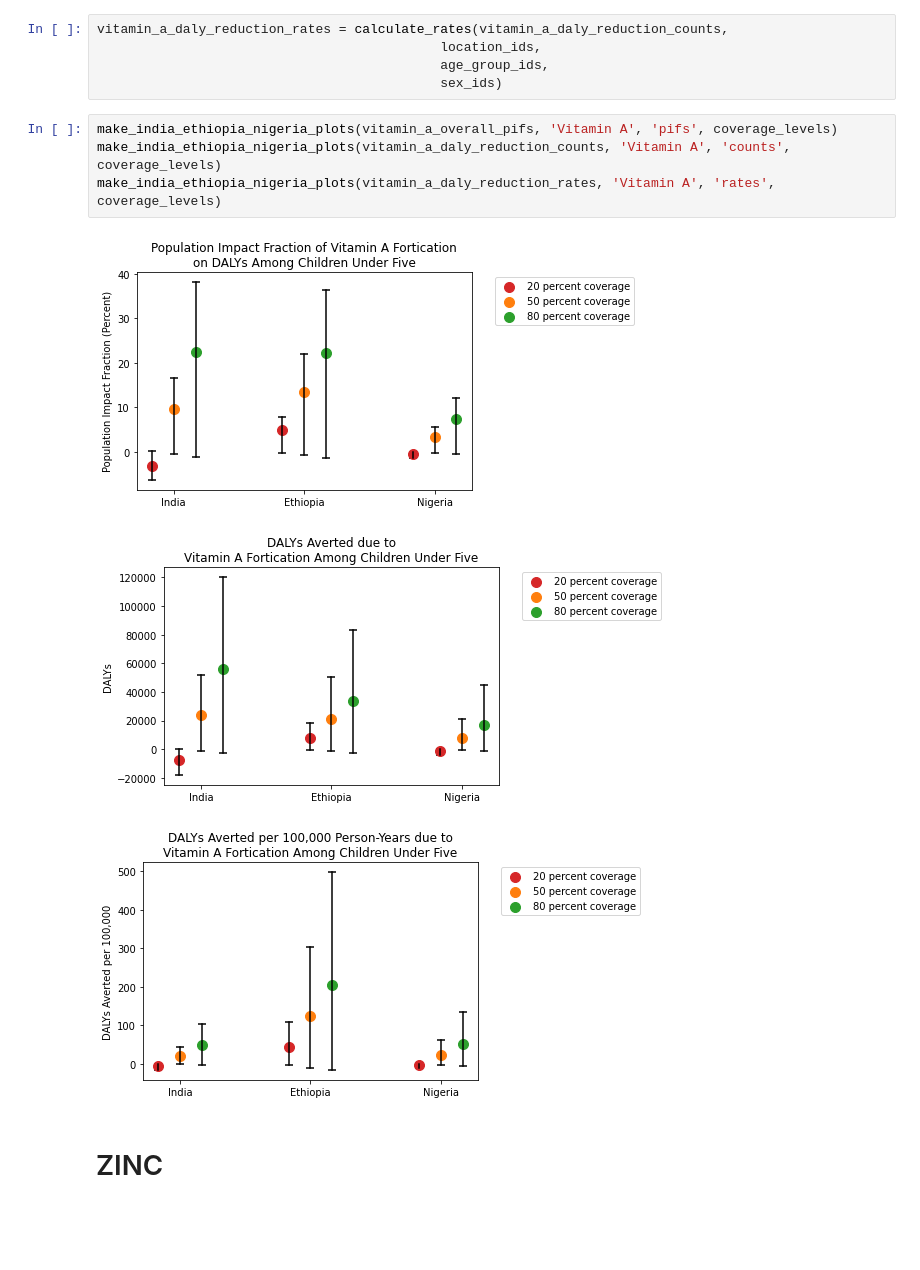
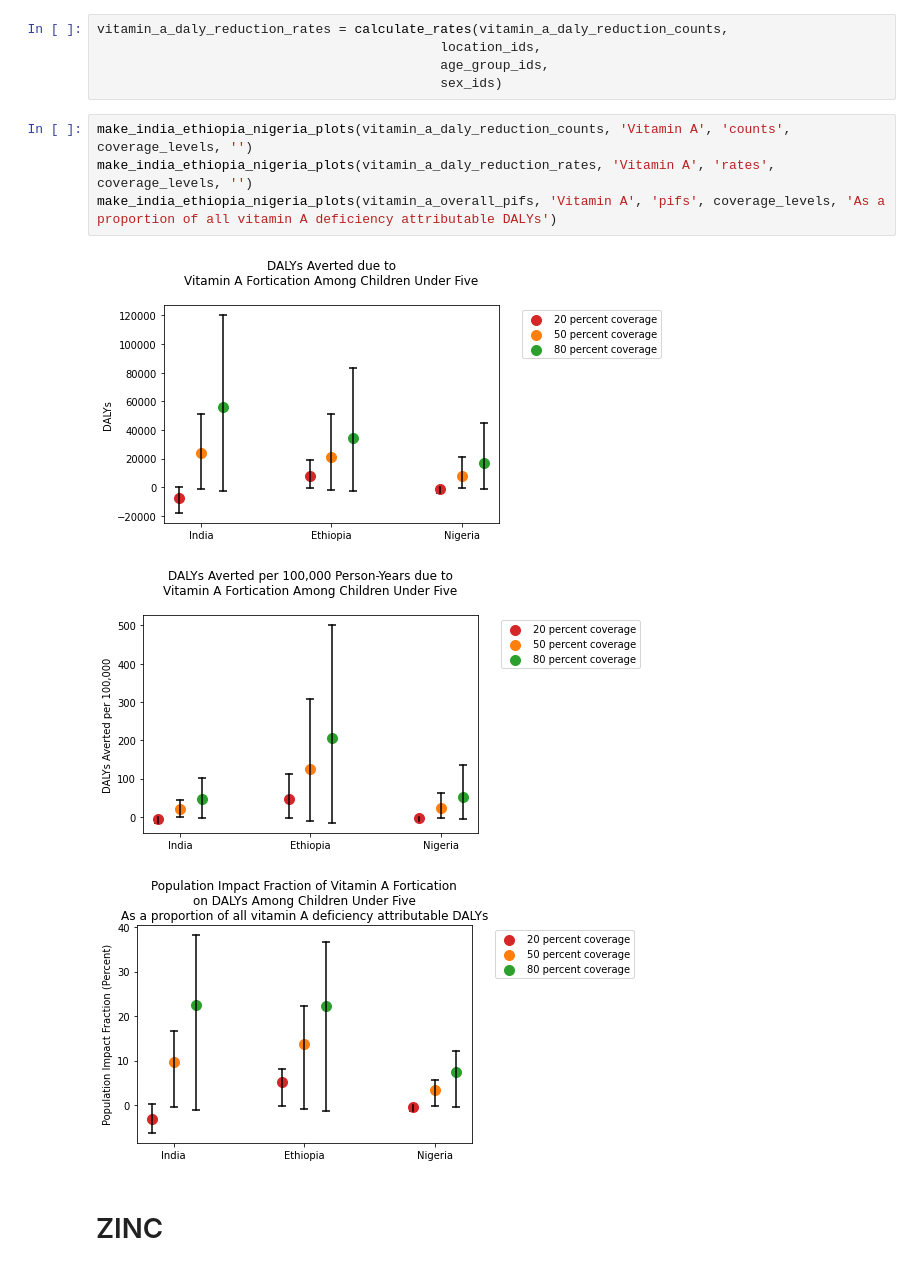
Before and after one commit to ihmeuw/vivarium_research_lsff, a Jupyter notebook: multiplication_models/vitamin_a_and_zinc_models_U5.ipynb, the cells around one changed output. Cells and saved outputs as stored; diff of their text form; blank space fills up the shorter version.

```diff
--- a/multiplication_models/vitamin_a_and_zinc_models_U5.ipynb
+++ b/multiplication_models/vitamin_a_and_zinc_models_U5.ipynb
@@ -122,13 +122,13 @@ vitamin_a_daly_reduction_rates = calculate_rates(vitamin_a_daly_reduction_counts
                                             age_group_ids,
                                             sex_ids)
 # %%
-make_india_ethiopia_nigeria_plots(vitamin_a_overall_pifs, 'Vitamin A', 'pifs', coverage_levels)
-make_india_ethiopia_nigeria_plots(vitamin_a_daly_reduction_counts, 'Vitamin A', 'counts', coverage_levels)
-make_india_ethiopia_nigeria_plots(vitamin_a_daly_reduction_rates, 'Vitamin A', 'rates', coverage_levels)
+make_india_ethiopia_nigeria_plots(vitamin_a_daly_reduction_counts, 'Vitamin A', 'counts', coverage_levels, '')
+make_india_ethiopia_nigeria_plots(vitamin_a_daly_reduction_rates, 'Vitamin A', 'rates', coverage_levels, '')
+make_india_ethiopia_nigeria_plots(vitamin_a_overall_pifs, 'Vitamin A', 'pifs', coverage_levels, 'As a proportion of all vitamin A deficiency attributable DALYs')
 # %% [output]
-[figure, old version]
+[figure, new version]
-[figure, old version]
+[figure, new version]
-[figure, old version]
+[figure, new version]
 # %% [markdown]
 # ZINC
 # %%
```
Also changed, not shown: parts of 1 cell of this notebook, 1 other file.
